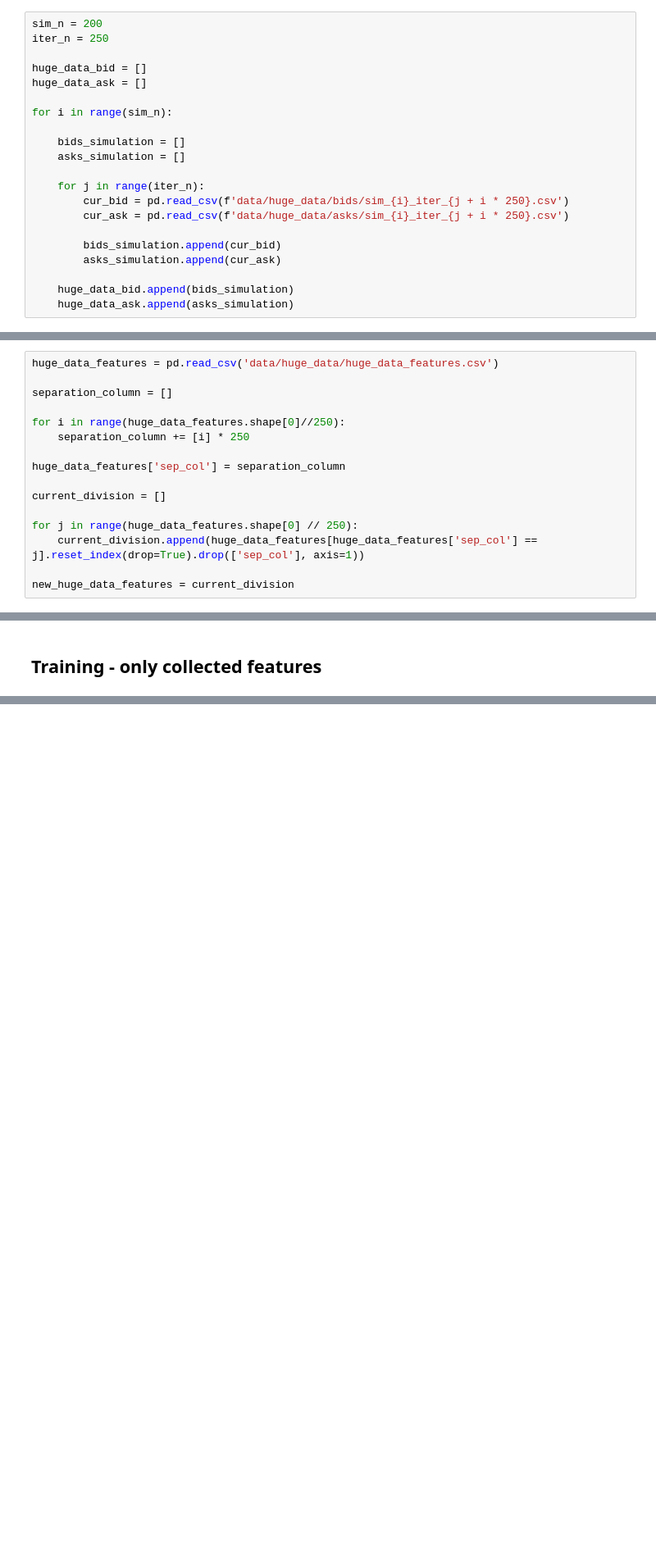
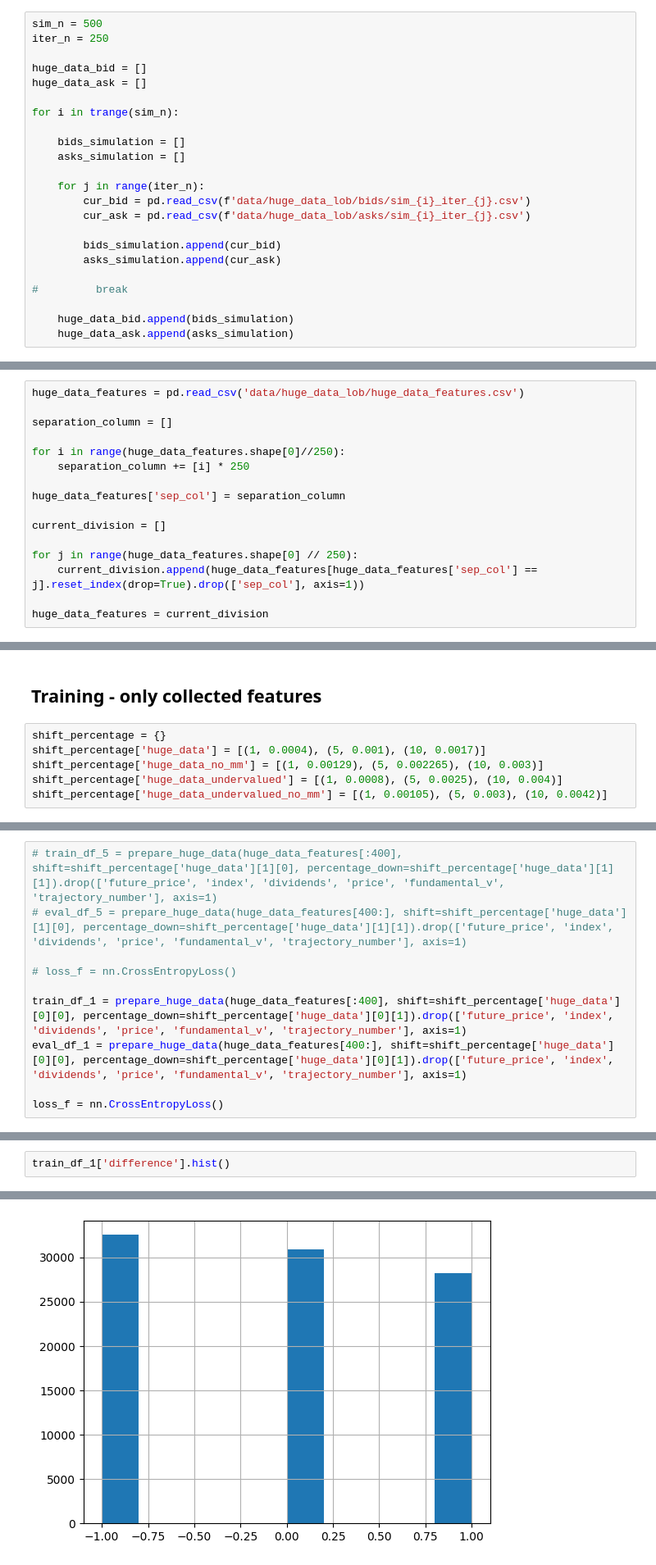
Before and after one commit to naketu/RL_for_MM, a Jupyter notebook: 2D-ABM-master/NN_test.ipynb, the cells around one changed output, grey strips where cells are left out. Shown at 82% size. Saved outputs shown, nothing was run; the diff lists cells and outputs as text; blank space fills up the shorter version.

```diff
--- a/2D-ABM-master/NN_test.ipynb
+++ b/2D-ABM-master/NN_test.ipynb
@@ -62,23 +62,25 @@ all_data = [huge_data, huge_data_no_mm, huge_data_undervalued, huge_data_underva
 # %% [markdown]
 # Download data with LOB
 # %%
-sim_n = 200
+sim_n = 500
 iter_n = 250
 
 huge_data_bid = []
 huge_data_ask = []
 
-for i in range(sim_n):
+for i in trange(sim_n):
 
     bids_simulation = []
     asks_simulation = []
 
     for j in range(iter_n):
-        cur_bid = pd.read_csv(f'data/huge_data/bids/sim_{i}_iter_{j + i * 250}.csv')
-        cur_ask = pd.read_csv(f'data/huge_data/asks/sim_{i}_iter_{j + i * 250}.csv')
+        cur_bid = pd.read_csv(f'data/huge_data_lob/bids/sim_{i}_iter_{j}.csv')
+        cur_ask = pd.read_csv(f'data/huge_data_lob/asks/sim_{i}_iter_{j}.csv')
 
         bids_simulation.append(cur_bid)
         asks_simulation.append(cur_ask)
 
+#         break
+
     huge_data_bid.append(bids_simulation)
     huge_data_ask.append(asks_simulation)
@@ -85,5 +89,5 @@ for i in range(sim_n):
 # %%
-huge_data_features = pd.read_csv('data/huge_data/huge_data_features.csv')
+huge_data_features = pd.read_csv('data/huge_data_lob/huge_data_features.csv')
 
 separation_column = []
 
@@ -97,4 +101,4 @@ current_division = []
 for j in range(huge_data_features.shape[0] // 250):
     current_division.append(huge_data_features[huge_data_features['sep_col'] == j].reset_index(drop=True).drop(['sep_col'], axis=1))
 
-new_huge_data_features = current_division
+huge_data_features = current_division
@@ -358,2 +618,8 @@ def train_nn(model, train_ds, eval_ds, loss_f, n_epoch=1, batch_size=32, learnin
 # %% [markdown]
 ## Training - only collected features
+# %%
+shift_percentage = {}
+shift_percentage['huge_data'] = [(1, 0.0004), (5, 0.001), (10, 0.0017)]
+shift_percentage['huge_data_no_mm'] = [(1, 0.00129), (5, 0.002265), (10, 0.003)]
+shift_percentage['huge_data_undervalued'] = [(1, 0.0008), (5, 0.0025), (10, 0.004)]
+shift_percentage['huge_data_undervalued_no_mm'] = [(1, 0.00105), (5, 0.003), (10, 0.0042)]
@@ -364,0 +633,10 @@ loss_f = nn.CrossEntropyLoss()
+# %%
+# train_df_5 = prepare_huge_data(huge_data_features[:400], shift=shift_percentage['huge_data'][1][0], percentage_down=shift_percentage['huge_data'][1][1]).drop(['future_price', 'index', 'dividends', 'price', 'fundamental_v', 'trajectory_number'], axis=1)
+# eval_df_5 = prepare_huge_data(huge_data_features[400:], shift=shift_percentage['huge_data'][1][0], percentage_down=shift_percentage['huge_data'][1][1]).drop(['future_price', 'index', 'dividends', 'price', 'fundamental_v', 'trajectory_number'], axis=1)
+
+# loss_f = nn.CrossEntropyLoss()
+
+train_df_1 = prepare_huge_data(huge_data_features[:400], shift=shift_percentage['huge_data'][0][0], percentage_down=shift_percentage['huge_data'][0][1]).drop(['future_price', 'index', 'dividends', 'price', 'fundamental_v', 'trajectory_number'], axis=1)
+eval_df_1 = prepare_huge_data(huge_data_features[400:], shift=shift_percentage['huge_data'][0][0], percentage_down=shift_percentage['huge_data'][0][1]).drop(['future_price', 'index', 'dividends', 'price', 'fundamental_v', 'trajectory_number'], axis=1)
+
+loss_f = nn.CrossEntropyLoss()
@@ -374,0 +687,3 @@ eval_ds = trainDataset(data_x, data_y, device=device)
+# %%
+train_df_1['difference'].hist()
+# %% [output]
@@ -375,3 +691,4 @@ eval_ds = trainDataset(data_x, data_y, device=device)
+[figure, added]
 # %% [markdown]
 ### simple connected nn
 # %%
```
Also changed, not shown: parts of 91 cells of this notebook.
